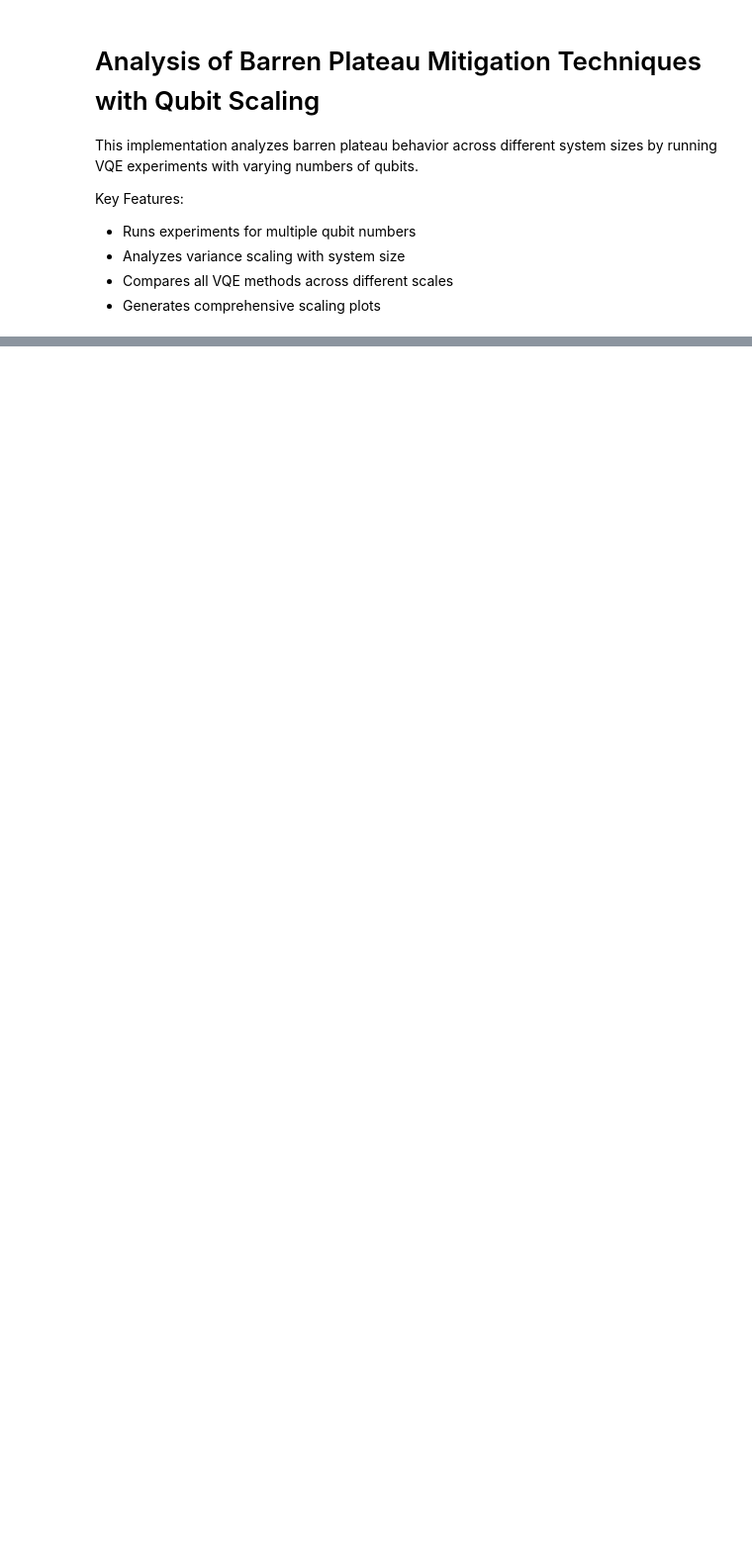
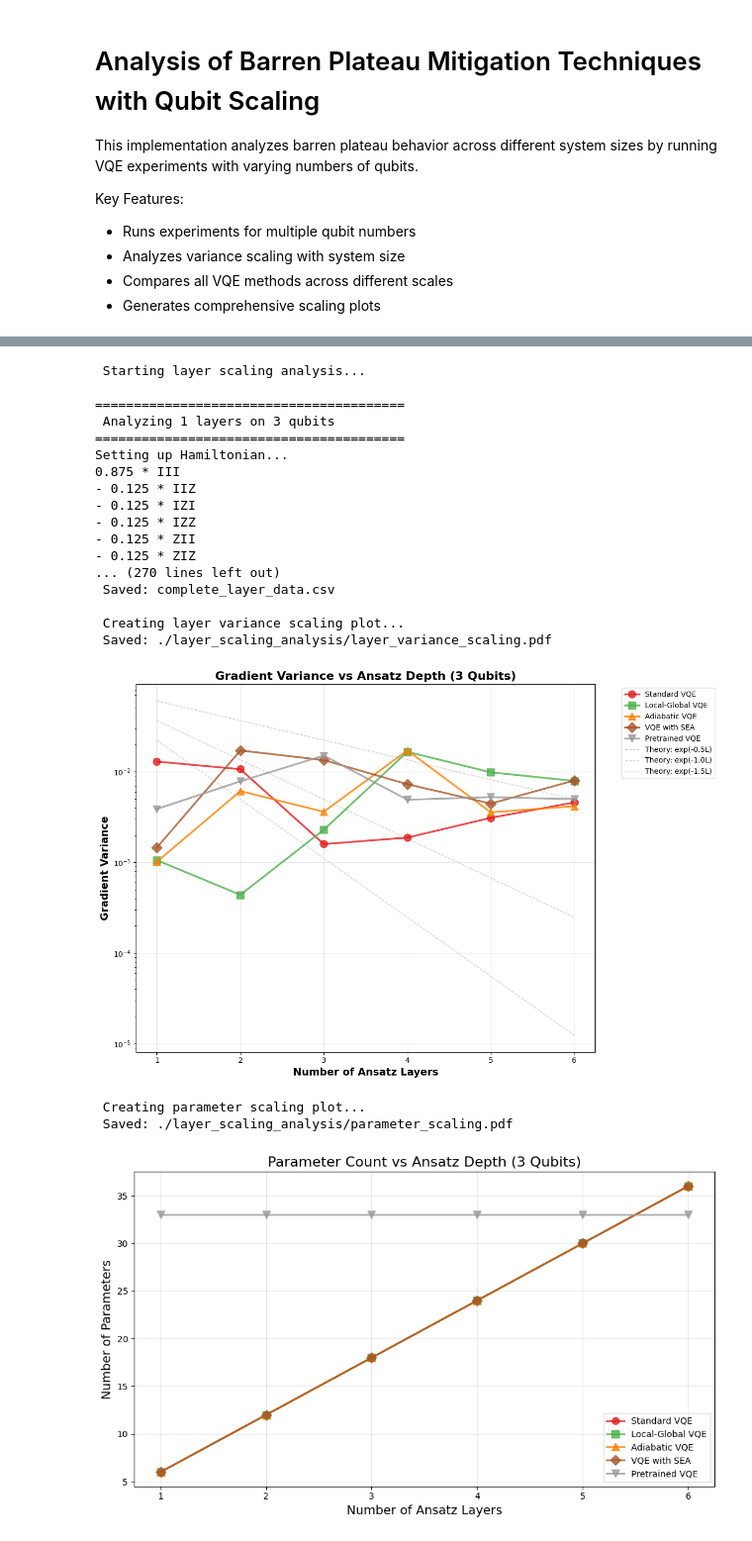
Before and after one commit to Innanov/BarrenPlateaus-VQE, a Jupyter notebook: notebooks/variance analysis.ipynb, the cells around one changed output, grey strips where cells are left out. Shown: that part at 99% size. Cells and saved outputs as stored; diff of their text form; code cells hidden in the pictures; blank space fills up the shorter version.

Commit message:
Plotting variance vs n layers for 3 qubits

```diff
--- a/notebooks/variance analysis.ipynb
+++ b/notebooks/variance analysis.ipynb
@@ -25,3 +25,19 @@ sys.path.append("./../")
 from src.barren_plateau_analyzer import BarrenPlateauAnalyzer
 from qubap.qiskit.state_efficient_ansatz import ansatz_constructor
 from qiskit.circuit.library import EfficientSU2
+# %%
+# Configuration
+FIXED_NUM_QUBITS = 3  # Fixed system size
+LAYER_RANGE = [1, 2, 3, 4, 5, 6]  # Vary ansatz depth
+NUM_ITERATIONS = 15
+PLOTS_DIR = "./layer_scaling_analysis"
+
+print("=" * 70)
+print("VQE BARREN PLATEAU LAYER SCALING ANALYSIS")
+print("=" * 70)
+print(f"Fixed qubits: {FIXED_NUM_QUBITS}")
+print(f"Layer range: {LAYER_RANGE}")
+print(f"Iterations: {NUM_ITERATIONS}")
+print(f"Output: {PLOTS_DIR}")
+
+Path(PLOTS_DIR).mkdir(parents=True, exist_ok=True)
@@ -286,0 +173,61 @@ num_qubits
+# %%
+# Run analysis for all layer numbers
+print(f"\n Starting layer scaling analysis...")
+all_results = {}
+
+for num_layers in LAYER_RANGE:
+    results = run_layer_analysis(num_layers, NUM_ITERATIONS)
+    all_results[num_layers] = results
+
+    if results:
+        # Save intermediate results
+        result_file = os.path.join(PLOTS_DIR, f'results_{num_layers}layers.json')
+        with open(result_file, 'w') as f:
+            json.dump(results, f, indent=2, default=str)
+        print(f" Saved: {result_file}")
+
+# Convert to DataFrame
+print(f"\n Processing results...")
+data_rows = []
+for num_layers, methods_data in all_results.items():
+    if methods_data is None:
+        continue
+    for method_name, metrics in methods_data.items():
+        row = {'num_layers': num_layers, 'method': method_name, **metrics}
+        data_rows.append(row)
+
+df = pd.DataFrame(data_rows)
+
+if df.empty:
+    print(" No data to analyze")
+    exit()
+
+print(f" Dataset: {len(df)} data points")
+print(f"   Methods: {list(df['method'].unique())}")
+print(f"   Layers: {sorted(df['num_layers'].unique())}")
+
+# Save complete data
+df.to_csv(os.path.join(PLOTS_DIR, 'complete_layer_data.csv'), index=False)
+print(f" Saved: complete_layer_data.csv")
+# %% [output]
+ Starting layer scaling analysis...
+
+========================================
+ Analyzing 1 layers on 3 qubits
+========================================
+Setting up Hamiltonian...
+0.875 * III
+- 0.125 * IIZ
+- 0.125 * IZI
+- 0.125 * IZZ
+- 0.125 * ZII
+- 0.125 * ZIZ
+... (270 lines left out)
+ Saved: complete_layer_data.csv
+
+ Creating layer variance scaling plot...
+ Saved: ./layer_scaling_analysis/layer_variance_scaling.pdf
+[figure, added]
+ Creating parameter scaling plot...
+ Saved: ./layer_scaling_analysis/parameter_scaling.pdf
+[figure, added]
```
Also changed, not shown: parts of 4 cells of this notebook, 10 other files.
